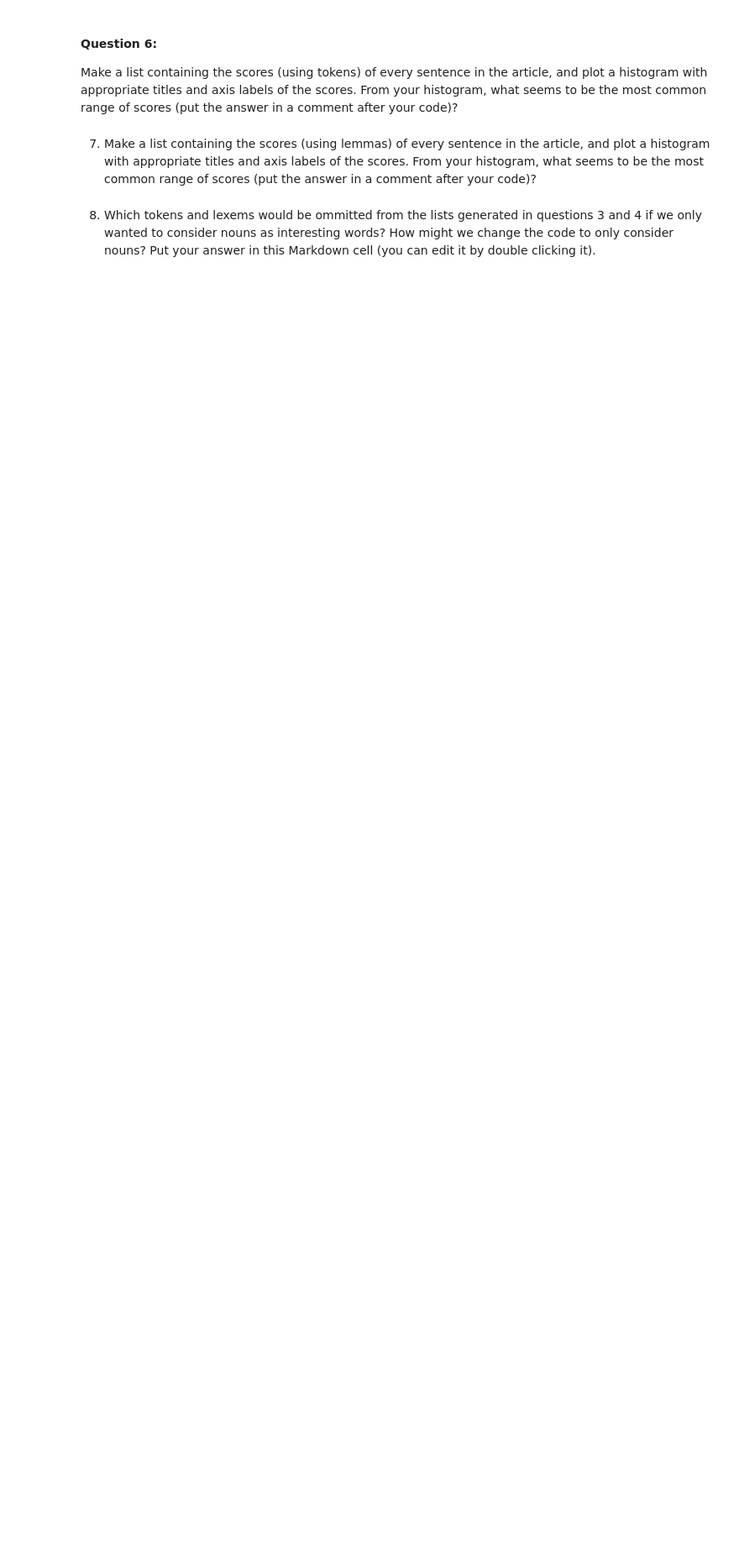
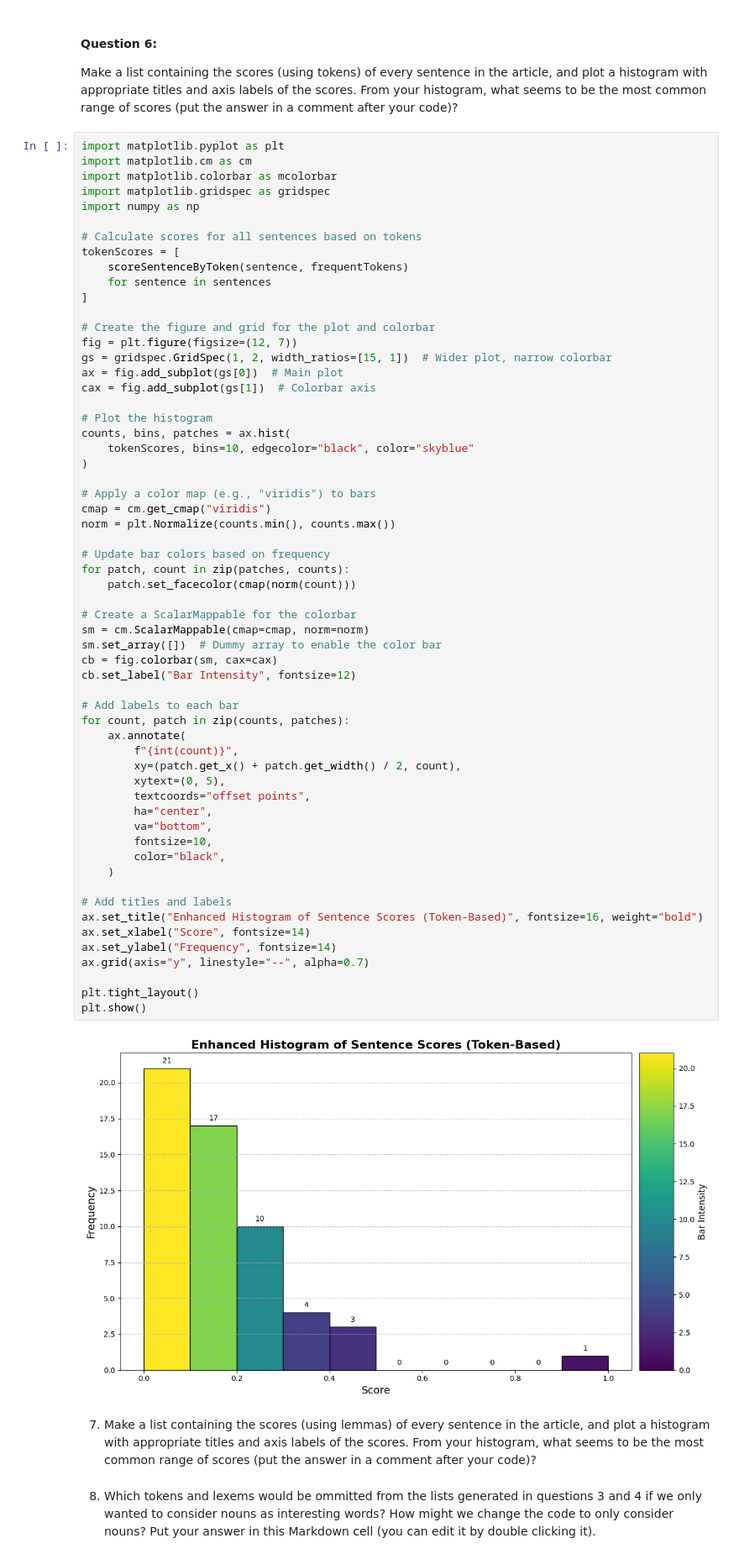
Before and after one commit to ericmeyer1/web-scraping, a Jupyter notebook: web-scraping.ipynb, the cells around one changed output. Shown at 84% size. Drawn from its saved outputs; the diff is of its cells as text; blank space fills up the shorter version.

```diff
--- a/web-scraping.ipynb
+++ b/web-scraping.ipynb
@@ -230,6 +230,67 @@ Lemma score for first sentence: 0.15
 # %% [markdown]
 #### Question 6:
 Make a list containing the scores (using tokens) of every sentence in the article, and plot a histogram with appropriate titles and axis labels of the scores. From your histogram, what seems to be the most common range of scores (put the answer in a comment after your code)?
+# %%
+import matplotlib.pyplot as plt
+import matplotlib.cm as cm
+import matplotlib.colorbar as mcolorbar
+import matplotlib.gridspec as gridspec
+import numpy as np
+
+# Calculate scores for all sentences based on tokens
+tokenScores = [
+    scoreSentenceByToken(sentence, frequentTokens)
+    for sentence in sentences
+]
+
+# Create the figure and grid for the plot and colorbar
+fig = plt.figure(figsize=(12, 7))
+gs = gridspec.GridSpec(1, 2, width_ratios=[15, 1])  # Wider plot, narrow colorbar
+ax = fig.add_subplot(gs[0])  # Main plot
+cax = fig.add_subplot(gs[1])  # Colorbar axis
+
+# Plot the histogram
+counts, bins, patches = ax.hist(
+    tokenScores, bins=10, edgecolor="black", color="skyblue"
+)
+
+# Apply a color map (e.g., "viridis") to bars
+cmap = cm.get_cmap("viridis")
+norm = plt.Normalize(counts.min(), counts.max())
+
+# Update bar colors based on frequency
+for patch, count in zip(patches, counts):
+    patch.set_facecolor(cmap(norm(count)))
+
+# Create a ScalarMappable for the colorbar
+sm = cm.ScalarMappable(cmap=cmap, norm=norm)
+sm.set_array([])  # Dummy array to enable the color bar
+cb = fig.colorbar(sm, cax=cax)
+cb.set_label("Bar Intensity", fontsize=12)
+
+# Add labels to each bar
+for count, patch in zip(counts, patches):
+    ax.annotate(
+        f"{int(count)}",
+        xy=(patch.get_x() + patch.get_width() / 2, count),
+        xytext=(0, 5),
+        textcoords="offset points",
+        ha="center",
+        va="bottom",
+        fontsize=10,
+        color="black",
+    )
+
+# Add titles and labels
+ax.set_title("Enhanced Histogram of Sentence Scores (Token-Based)", fontsize=16, weight="bold")
+ax.set_xlabel("Score", fontsize=14)
+ax.set_ylabel("Frequency", fontsize=14)
+ax.grid(axis="y", linestyle="--", alpha=0.7)
+
+plt.tight_layout()
+plt.show()
+# %% [output]
+[figure, added]
 # %% [markdown]
 7. Make a list containing the scores (using lemmas) of every sentence in the article, and plot a histogram with appropriate titles and axis labels of the scores.  From your histogram, what seems to be the most common range of scores (put the answer in a comment after your code)?
 # %% [markdown]
```
